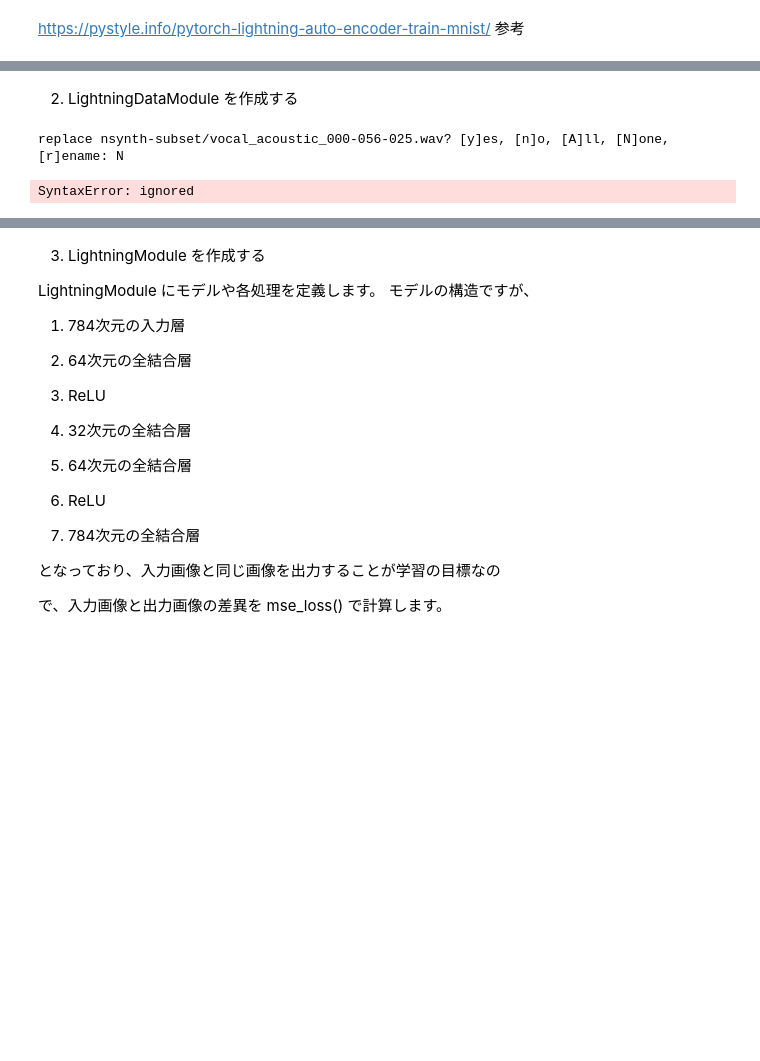
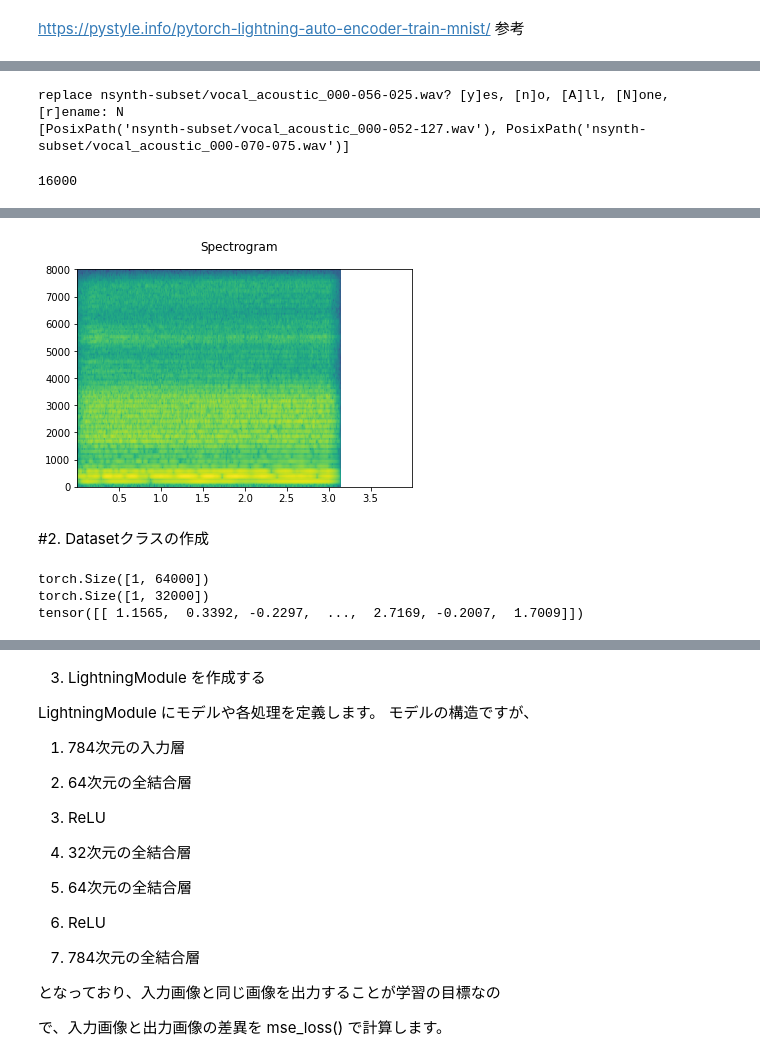
Before and after one commit to tsugumasa320/VAE_Study, a Jupyter notebook: pytorch_lightning_AE4Audio.ipynb, the cells around one changed output, grey strips where cells are left out. Cells and saved outputs as stored; diff of their text form; code cells hidden in the pictures; blank space fills up the shorter version.

```diff
--- a/pytorch_lightning_AE4Audio.ipynb
+++ b/pytorch_lightning_AE4Audio.ipynb
@@ -79,34 +82,21 @@ def play_audio(waveform, sample_rate):
         display(Audio((waveform[0], waveform[1]), rate=sample_rate))
     else:
         raise ValueError("Waveform with more than 2 channels are not supported.")
-# %% [markdown]
-2. LightningDataModule を作成する
 # %%
+#Datasetダウンロードとunzip
 gdown.download('https://drive.google.com/uc?id=1keOTwrdNqkFWFXQ0kQ5x8obp-prSolRj', 'nsynth-subset.zip' , quiet=True) #全部で２２個のファイル
 !unzip -q nsynth-subset
+#当該フォルダに保存できたか確認
+wavepath = list(Path("nsynth-subset").glob("**/*.wav"))
+print(wavepath[:2])
 # %% [output]
 replace nsynth-subset/vocal_acoustic_000-056-025.wav? [y]es, [n]o, [A]ll, [N]one, [r]ename: N
+[PosixPath('nsynth-subset/vocal_acoustic_000-052-127.wav'), PosixPath('nsynth-subset/vocal_acoustic_000-070-075.wav')]
-# %%
-class NsynthSubset(Dataset):
-    """Create a Dataset for Nsynth subset.
-        Args:
-        root (str or Path): Path to the directory where the dataset is found.
-    """
-
-def __init__(self, root: Union[str, Path]) -> None: # 最後の　, 不要だよね？
-
-    self._parse_filesystem(root, url, folder_in_archive, download)
-
-def __getitem__(self, n: int) -> Tuple[Tensor, int, List[int]]:
-
-    """Load the n-th sample from the dataset.
-    Args:
-        n (int): The index of the sample to be loaded
-    Returns:
-        (Tensor, int, List[int]): ``(waveform, sample_rate, labels)``
-    """
-
-def __len__(self) -> int
-    return len(self._walker)
-# %% [output]
-SyntaxError: ignored
+# %%
+#Datasetの音源再生
+waveform, sample_rate = torchaudio.load(wavepath[4])
+print(sample_rate)
+play_audio(waveform, sample_rate)
+plot_specgram(waveform,sample_rate)
+# %% [output]
+16000
@@ -112,0 +104,12 @@ SyntaxError: ignored
+[figure, added]
+# %% [markdown]
+#2. Datasetクラスの作成
+# %%
+x = torch.randn(1,64000)
+print(x.shape)
+x = x[:,:32000]
+print(x.shape)
+# %% [output]
+torch.Size([1, 64000])
+torch.Size([1, 32000])
+tensor([[ 1.1565,  0.3392, -0.2297,  ...,  2.7169, -0.2007,  1.7009]])
```
Also changed, not shown: parts of 15 cells of this notebook.
